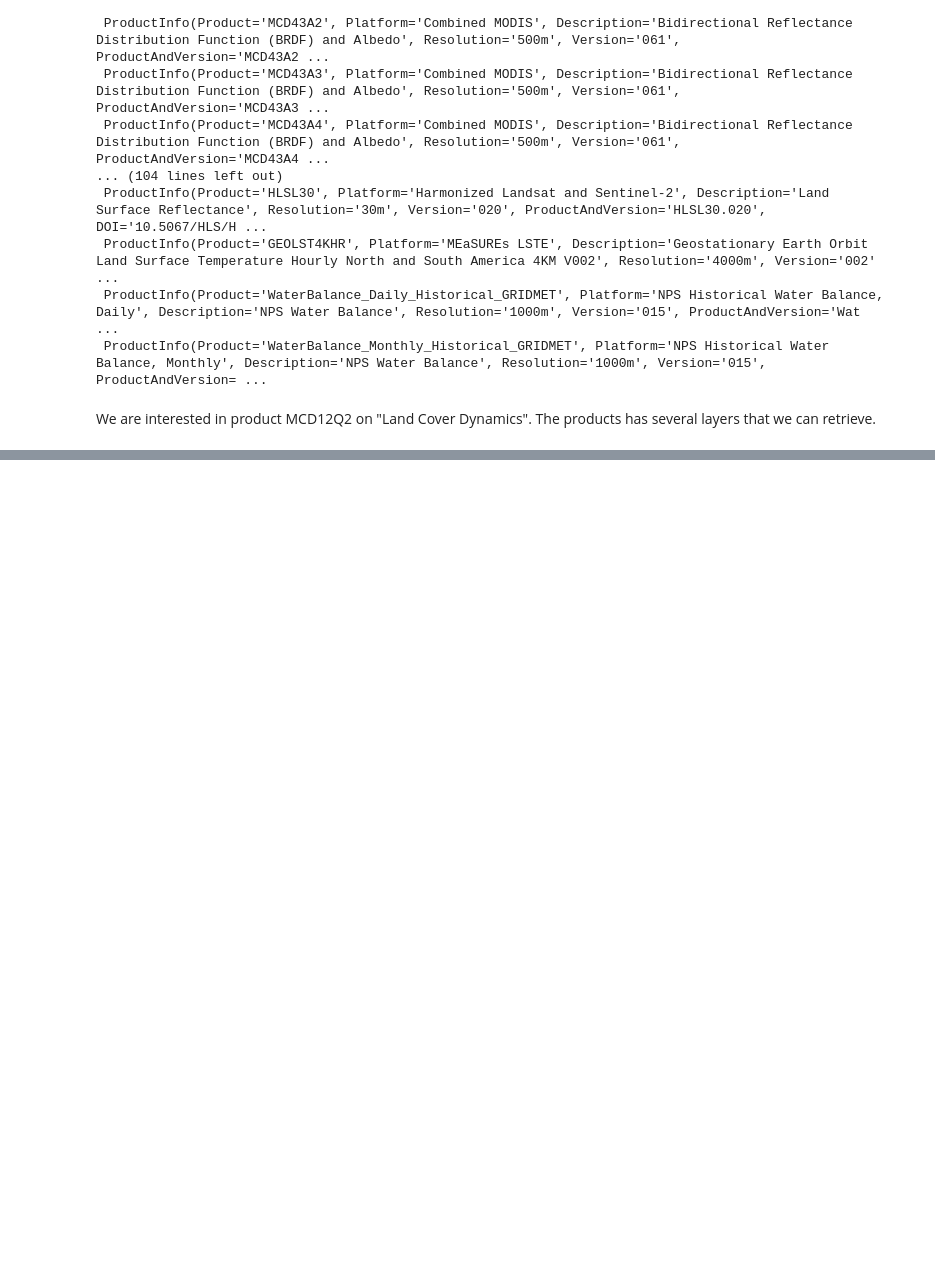
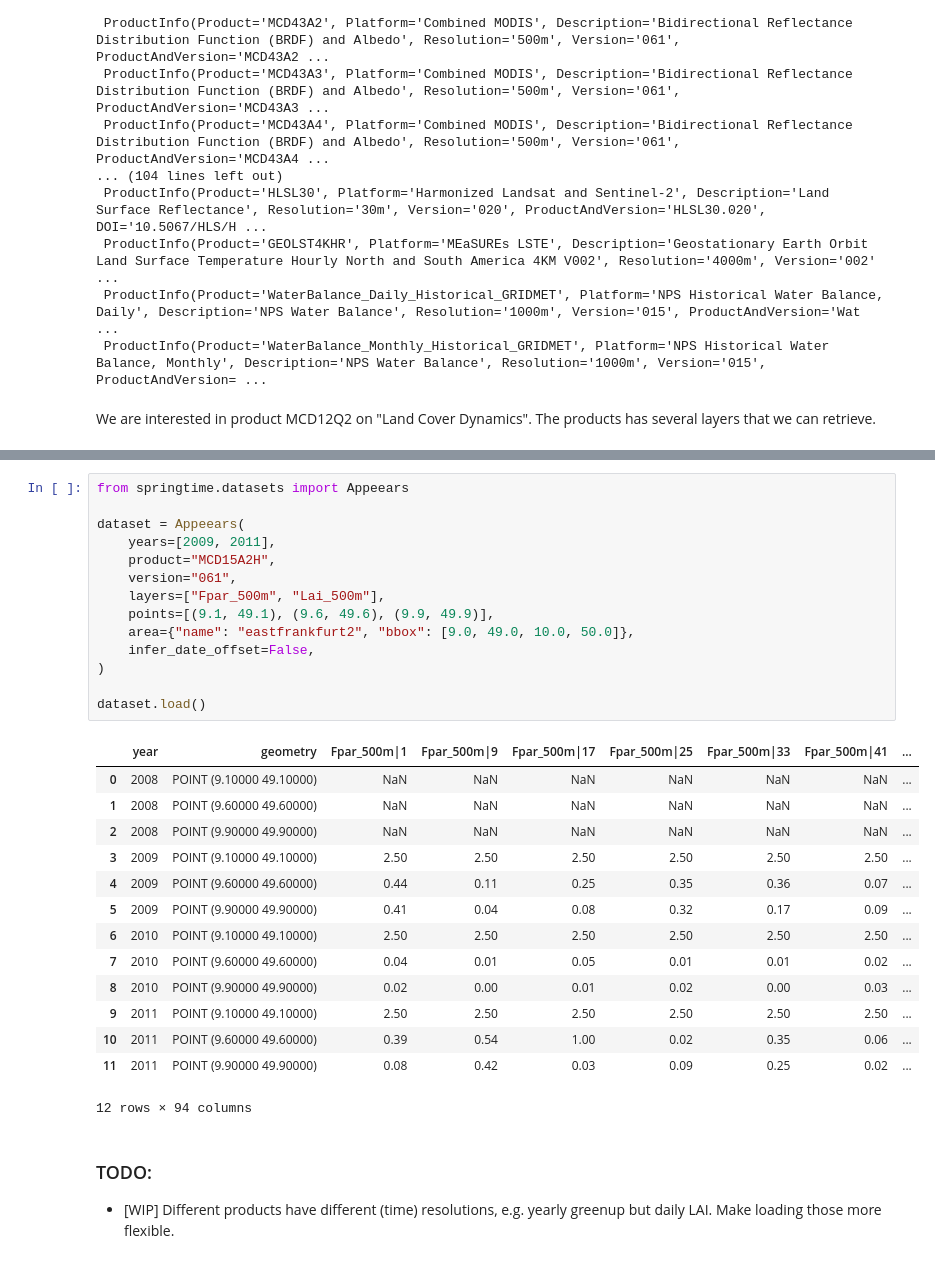
Before and after one commit to phenology/springtime, a Jupyter notebook: docs/user_guide/datasets/modis.ipynb, the cells around one changed output, grey strips where cells are left out. Drawn from its saved outputs; the diff is of its cells as text; blank space fills up the shorter version.

```diff
--- a/docs/user_guide/datasets/modis.ipynb
+++ b/docs/user_guide/datasets/modis.ipynb
@@ -134,0 +170,33 @@ seems logical...
+# %%
+from springtime.datasets import Appeears
+
+dataset = Appeears(
+    years=[2009, 2011],
+    product="MCD15A2H",
+    version="061",
+    layers=["Fpar_500m", "Lai_500m"],
+    points=[(9.1, 49.1), (9.6, 49.6), (9.9, 49.9)],
+    area={"name": "eastfrankfurt2", "bbox": [9.0, 49.0, 10.0, 50.0]},
+    infer_date_offset=False,
+)
+
+dataset.load()
+# %% [output]
+|  | year | geometry | Fpar_500m|1 | Fpar_500m|9 | Fpar_500m|17 | Fpar_500m|25 | Fpar_500m|33 | Fpar_500m|41 | ... |
+| 0 | 2008 | POINT (9.10000 49.10000) | NaN | NaN | NaN | NaN | NaN | NaN | ... |
+| 1 | 2008 | POINT (9.60000 49.60000) | NaN | NaN | NaN | NaN | NaN | NaN | ... |
+| 2 | 2008 | POINT (9.90000 49.90000) | NaN | NaN | NaN | NaN | NaN | NaN | ... |
+| 3 | 2009 | POINT (9.10000 49.10000) | 2.50 | 2.50 | 2.50 | 2.50 | 2.50 | 2.50 | ... |
+| 4 | 2009 | POINT (9.60000 49.60000) | 0.44 | 0.11 | 0.25 | 0.35 | 0.36 | 0.07 | ... |
+| 5 | 2009 | POINT (9.90000 49.90000) | 0.41 | 0.04 | 0.08 | 0.32 | 0.17 | 0.09 | ... |
+| 6 | 2010 | POINT (9.10000 49.10000) | 2.50 | 2.50 | 2.50 | 2.50 | 2.50 | 2.50 | ... |
+| 7 | 2010 | POINT (9.60000 49.60000) | 0.04 | 0.01 | 0.05 | 0.01 | 0.01 | 0.02 | ... |
+| 8 | 2010 | POINT (9.90000 49.90000) | 0.02 | 0.00 | 0.01 | 0.02 | 0.00 | 0.03 | ... |
+| 9 | 2011 | POINT (9.10000 49.10000) | 2.50 | 2.50 | 2.50 | 2.50 | 2.50 | 2.50 | ... |
+| 10 | 2011 | POINT (9.60000 49.60000) | 0.39 | 0.54 | 1.00 | 0.02 | 0.35 | 0.06 | ... |
+| 11 | 2011 | POINT (9.90000 49.90000) | 0.08 | 0.42 | 0.03 | 0.09 | 0.25 | 0.02 | ... |
+12 rows × 94 columns
+# %% [markdown]
+### TODO:
+
+- [WIP] Different products have different (time) resolutions, e.g. yearly greenup but daily LAI. Make loading those more flexible.
```
Also changed, not shown: parts of 15 cells of this notebook, 1 other file.
